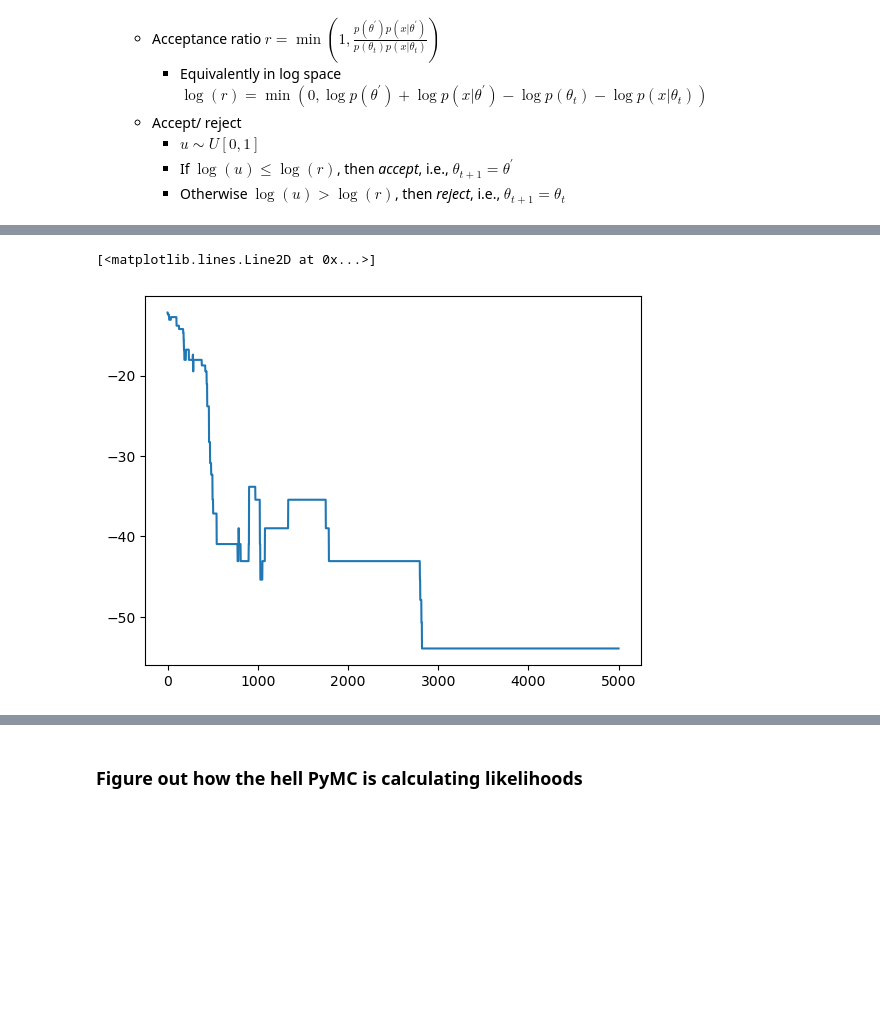
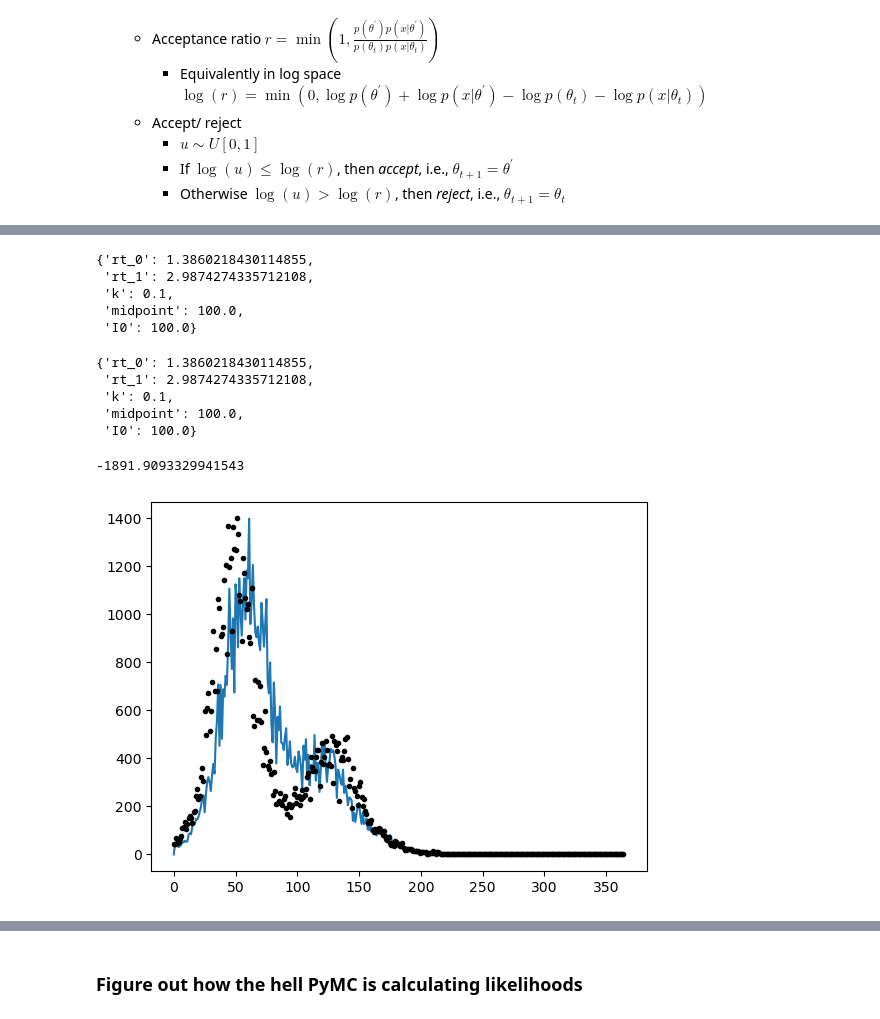
Before and after one commit to hwunrow/epykalman, a Jupyter notebook: src/metropolis_hastings.ipynb, the cells around one changed output, grey strips where cells are left out. Drawn from its saved outputs; the diff is of its cells as text; code cells hidden in the pictures; blank space fills up the shorter version.

```diff
--- a/src/metropolis_hastings.ipynb
+++ b/src/metropolis_hastings.ipynb
@@ -505 +244,3 @@ summary(df, vars)
+# %%
+sir_model.run_SIR_model(n_samples, n_tune, tune_interval, prior, path)
 # %%
@@ -621,5 +267,26 @@ plt.plot(like_list[1000:])
+# %%
+sir_model.trace_list[1000]
+# %% [output]
+{'rt_0': 1.3860218430114855,
+ 'rt_1': 2.9874274335712108,
+ 'k': 0.1,
+ 'midpoint': 100.0,
+ 'I0': 100.0}
+# %%
+sir_model.trace_list[1500]
+# %% [output]
+{'rt_0': 1.3860218430114855,
+ 'rt_1': 2.9874274335712108,
+ 'k': 0.1,
+ 'midpoint': 100.0,
+ 'I0': 100.0}
 # %%
-plt.plot(prior_list[1000:])
+_, _, _, i = sir_model.integrate(
+            t_I=sir_model.t_I, N=sir_model.N, S0=sir_model.N - sir_model.trace_list[1500]['I0'],
+            n_t=sir_model.n_t, **sir_model.trace_list[1500].copy())
+plt.plot(i)
+plt.plot(data.i[1:], '.', color='black')
+sir_model.loglike_prob(i)
 # %% [output]
-[<matplotlib.lines.Line2D at 0x...>]
+-1891.9093329941543
-[figure, old version]
+[figure, new version]
```
Also changed, not shown: parts of 49 cells of this notebook, 1 other file.
